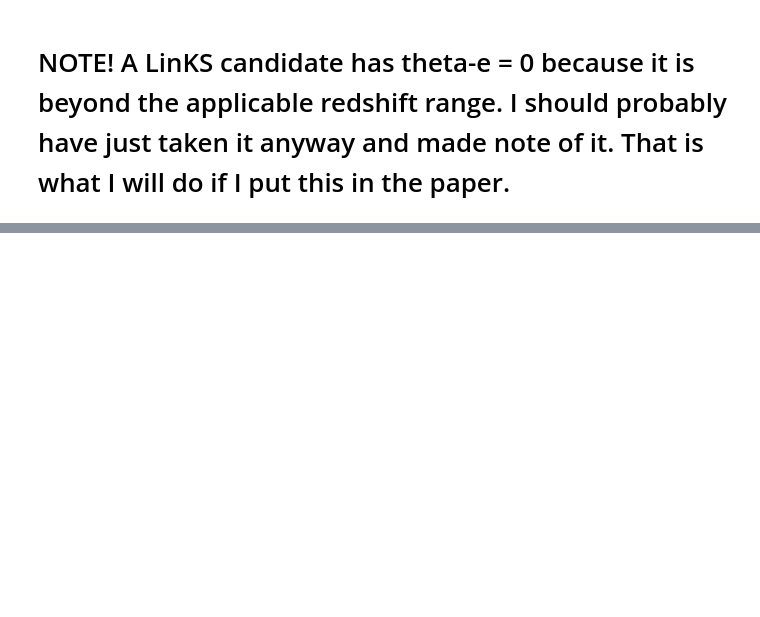
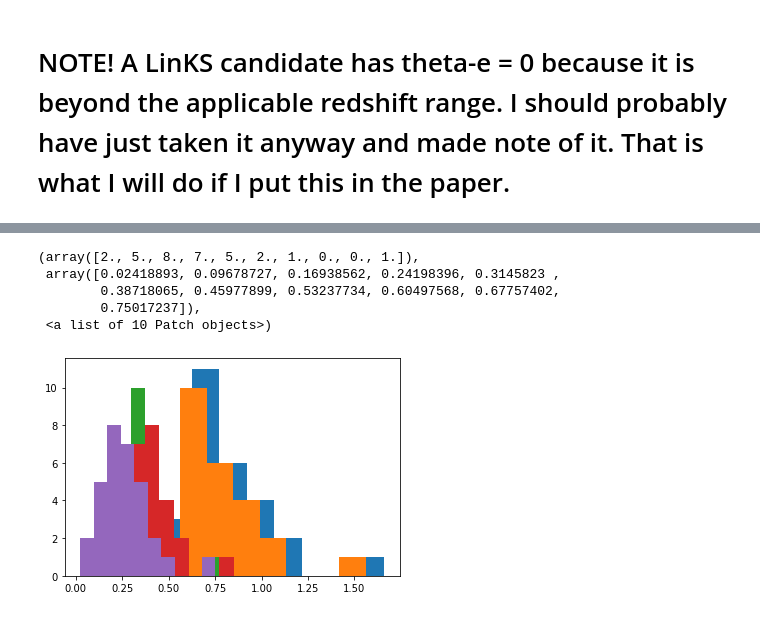
Before and after one commit to shawnknabel/lens_methods, a Jupyter notebook: Notebook_Files/Einstein_Radius/velocity_dispersion_estimates_061220.ipynb, the cells around one changed output, grey strips where cells are left out. Cells and saved outputs as stored; diff of their text form; code cells hidden in the pictures; blank space fills up the shorter version.

```diff
--- a/Notebook_Files/Einstein_Radius/velocity_dispersion_estimates_061220.ipynb
+++ b/Notebook_Files/Einstein_Radius/velocity_dispersion_estimates_061220.ipynb
@@ -392,0 +444,13 @@ mac[mac.theta_e_veldisp < 0.65]
+# %%
+plt.hist(spec.theta_e_Ang)
+plt.hist(spec.theta_e_Ang_slide)
+plt.hist(spec.theta_e_Ang_slide_half_re)
+plt.hist(spec.theta_e_half_radius)
+plt.hist(spec.theta_e_veldisp)
+# %% [output]
+(array([2., 5., 8., 7., 5., 2., 1., 0., 0., 1.]),
+ array([0.02418893, 0.09678727, 0.16938562, 0.24198396, 0.3145823 ,
+        0.38718065, 0.45977899, 0.53237734, 0.60497568, 0.67757402,
+        0.75017237]),
+ <a list of 10 Patch objects>)
+[figure, added]
```
Also changed, not shown: parts of 15 cells of this notebook, 9 other files.
